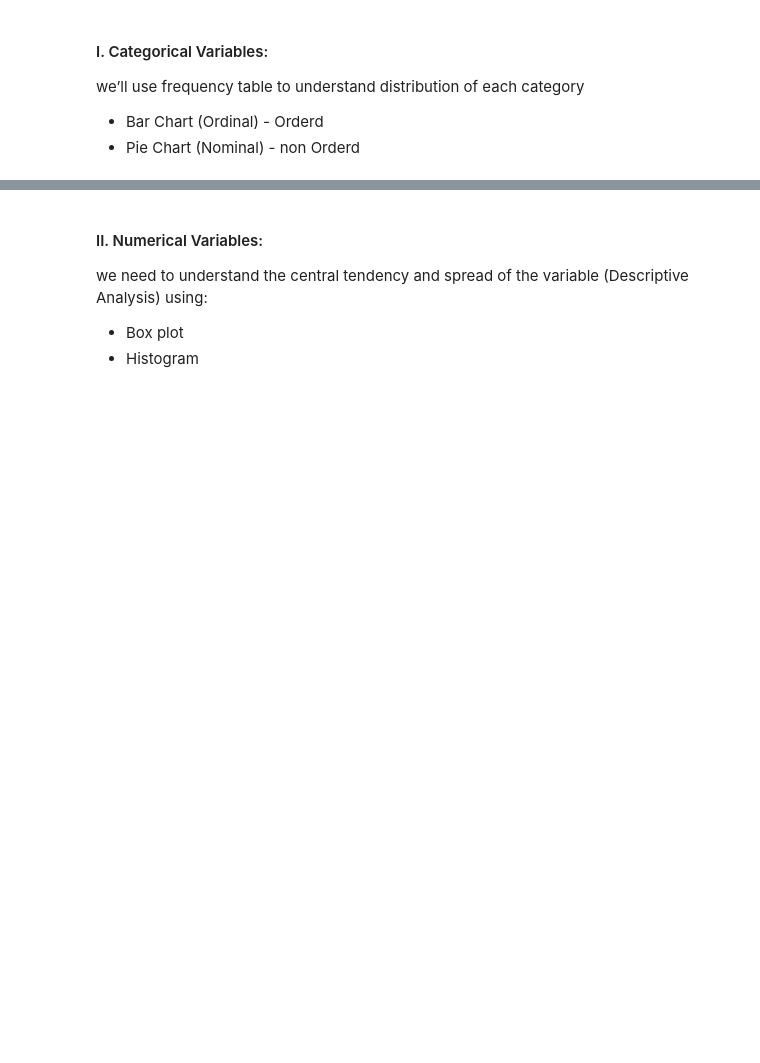
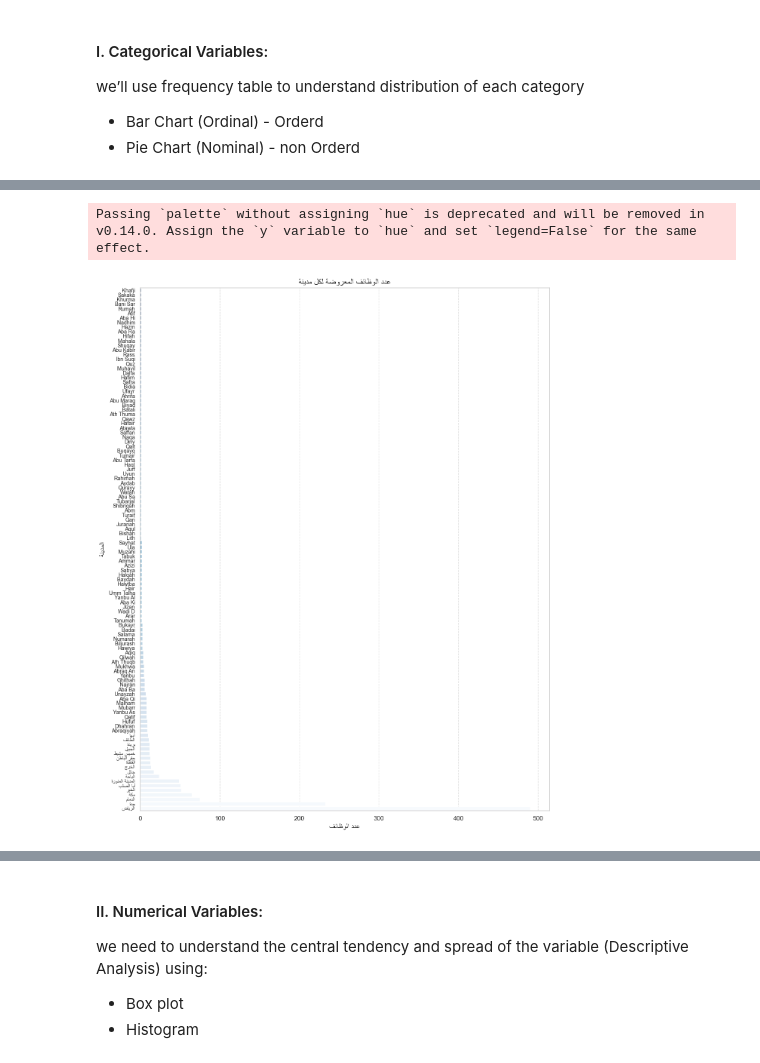
Before and after one commit to Tuwaiq-DS-ML-bootcamp-V-9/Usecase-5, a Jupyter notebook: EDA explain template.ipynb, the cells around one changed output, grey strips where cells are left out. Cells and saved outputs as stored; diff of their text form; code cells hidden in the pictures; blank space fills up the shorter version.

```diff
--- a/EDA explain template.ipynb
+++ b/EDA explain template.ipynb
@@ -722,0 +1197,20 @@ we’ll use frequency table to understand distribution of each category
+# %%
+city_ar = Jadarat['city'].map(city_translation).fillna(Jadarat['city'])
+city_ar = city_ar.apply(reshape_text)
+
+city_counts = city_ar.value_counts()
+plt.figure(figsize=(14, 18))  # زيادة الحجم
+sorted_cities = city_counts.sort_values()  # ترتيب المدن تصاعديًا لتحسين الرسم الأفقي
+sns.barplot(x=sorted_cities.values, y=sorted_cities.index, palette='Blues_r')
+
+plt.xticks(fontsize=12)
+plt.yticks(fontsize=10)
+plt.xlabel(reshape_text("عدد الوظائف"), fontsize=14)
+plt.ylabel(reshape_text("المدينة"), fontsize=14)
+plt.title(reshape_text("عدد الوظائف المعروضة لكل مدينة"), fontsize=16)
+plt.grid(axis='x', linestyle='--', alpha=0.7)  # خطوط شبكية لتحسين القراءة
+
+plt.show()
+# %% [output]
+Passing `palette` without assigning `hue` is deprecated and will be removed in v0.14.0. Assign the `y` variable to `hue` and set `legend=False` for the same effect.
+[figure, added]
```
Also changed, not shown: parts of 131 cells of this notebook, 7 other files.
